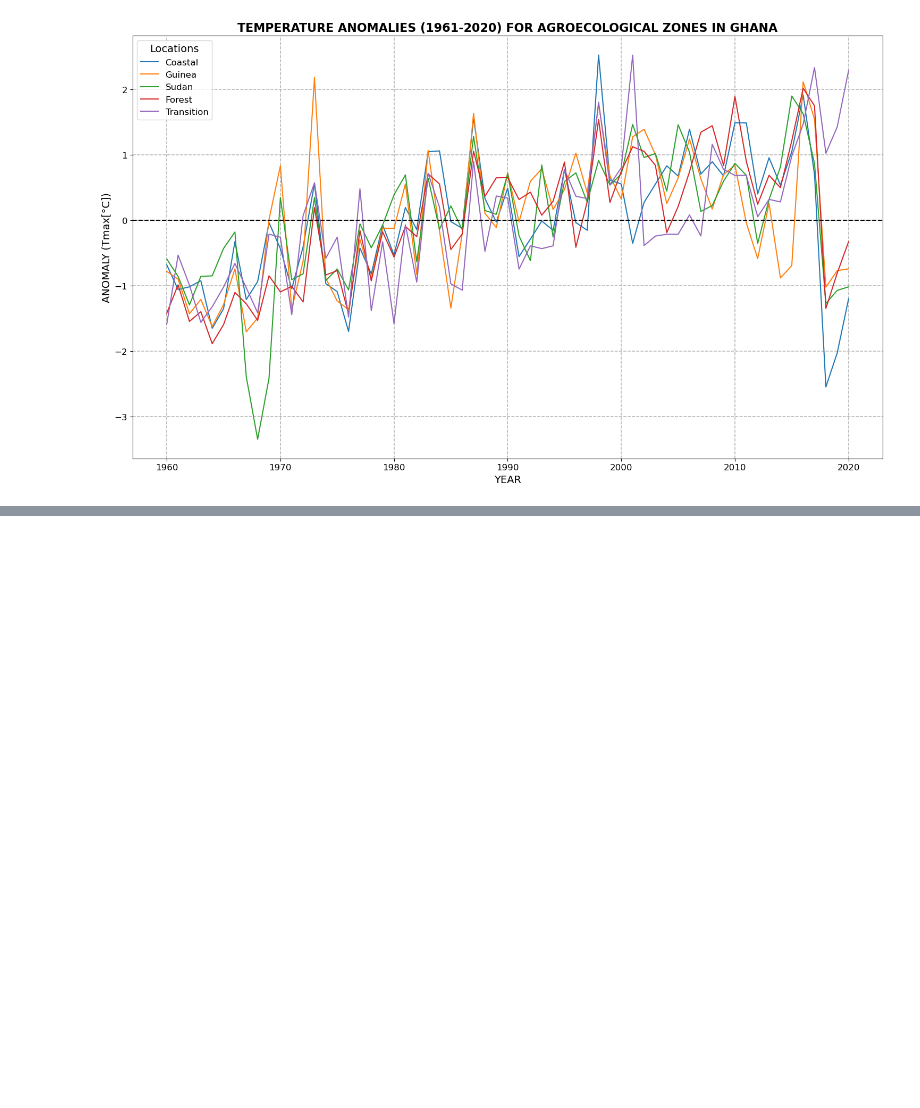
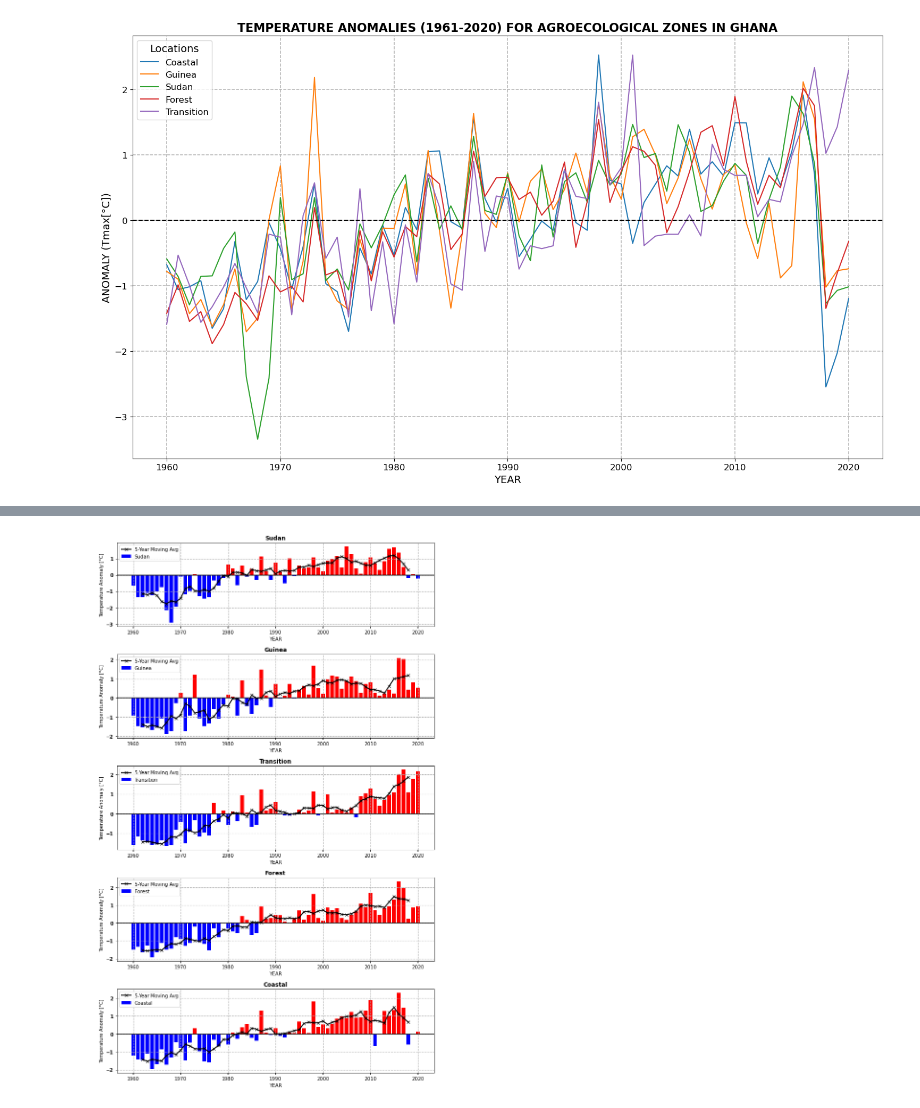
Before and after one commit to damponsah20/MAXIMUM-TEMPERATURE-ANALYSIS, a Jupyter notebook: ANOMALY_ZONES.ipynb, the cells around one changed output, grey strips where cells are left out. Drawn from its saved outputs; the diff is of its cells as text; code cells hidden in the pictures; blank space fills up the shorter version.

```diff
--- a/ANOMALY_ZONES.ipynb
+++ b/ANOMALY_ZONES.ipynb
@@ -272,0 +442,86 @@ fig.savefig('anomaly_barplots_for_Minimum.png', bbox_inches='tight', dpi=500)
+# %%
+import pandas as pd
+import matplotlib.pyplot as plt
+
+# Define the locations and corresponding file paths
+locations = {
+    'Sudan': ('Sudan_1960_2020_dTx_complete.txt', 'Sudan_1960_2020_dTn_complete.txt'),
+    'Guinea': ('Guinea_1960_2020_dTx_complete.txt', 'Guinea_1960_2020_dTn_complete.txt'),
+    'Transition': ('Transition_1960_2020_dTx_complete.txt', 'Transition_1960_2020_dTn_complete.txt'),
+    'Forest': ('Forest_1960_2020_dTx_complete.txt', 'Forest_1960_2020_dTn_complete.txt'),
+    'Coastal': ('Coastal_1960_2020_dTx_complete.txt', 'Coastal_1960_2020_dTn_complete.txt'),
+}
+
+# Function to calculate annual mean, standardized anomaly, and five-year moving average
+def calculate_combined_anomaly(tmax_path, tmin_path):
+    # Load the datasets
+    tmax_data = pd.read_csv(tmax_path, sep=r'\s+', header=None, names=["year", "month", "day", "Tmax"])
+    tmin_data = pd.read_csv(tmin_path, sep=r'\s+', header=None, names=["year", "month", "day", "Tmin"])
+
+    # Merge Tmax and Tmin data on year, month, and day
+    combined_data = pd.merge(tmax_data, tmin_data, on=["year", "month", "day"])
+
+    # Calculate daily mean temperature
+    combined_data['MeanTemp'] = (combined_data['Tmax'] + combined_data['Tmin']) / 2
+
+    # Calculate annual mean temperature
+    annual_mean = combined_data.groupby('year')['MeanTemp'].mean().reset_index()
+    annual_mean.columns = ['year', 'mean_temp']
+
+    # Calculate long-term mean and standard deviation
+    long_term_mean = annual_mean['mean_temp'].mean()
+    std_dev = annual_mean['mean_temp'].std()
+
+    # Calculate standardized anomaly
+    annual_mean['standardized_anomaly'] = (annual_mean['mean_temp'] - long_term_mean) / std_dev
+
+    # Calculate five-year moving average
+    annual_mean['five_year_moving_avg'] = annual_mean['standardized_anomaly'].rolling(window=5, center=True).mean()
+
+    return annual_mean
+
+# Create subplots
+fig, axes = plt.subplots(nrows=5, ncols=1, figsize=(10, 17))  # 5 rows, 1 column
+axes = axes.flatten()  # Flatten the axes array for easy iteration
+
+# Loop through each location and calculate the standardized anomaly and moving average
+for i, (location, file_paths) in enumerate(locations.items()):
+    tmax_path, tmin_path = file_paths
+    data = calculate_combined_anomaly(tmax_path, tmin_path)
+
+    # Determine colors for the bars based on anomaly values
+    colors = ['red' if val > 0 else 'blue' for val in data['standardized_anomaly']]
+
+    # Plot the bar plot for standardized anomalies
+    axes[i].bar(data['year'], data['standardized_anomaly'], color=colors, label=f'{location}')
+
+    # Plot the five-year moving average as a line plot
+    axes[i].plot(data['year'], data['five_year_moving_avg'], color='black', marker='x', linewidth=2, label='5-Year Moving Avg')
+
+    # Adding a horizontal line at y=0
+    axes[i].axhline(0, color='black', linewidth=1.5)
+
+    # Customize the subplot
+    axes[i].set_title(f'{location}', fontweight='bold')
+    axes[i].set_xlabel('YEAR')
+    axes[i].set_ylabel('Temperature Anomaly [°C]')
+    axes[i].grid(True, which='both', linestyle='--', linewidth=1.1)
+
+    # Add legend
+    axes[i].legend()
+
+    # Make y-axis tick labels bold
+    axes[i].tick_params(axis='x', labelsize=10, labelcolor='black', width=1.5)
+    for label in axes[i].get_yticklabels():
+        label.set_fontweight('bold')
+
+# Adjust layout to avoid overlap
+plt.tight_layout(rect=[0, 0, 1, 0.96])
+
+# Show the final figure with subplots
+plt.show()
+
+# Optionally, save the entire figure
+fig.savefig('anomaly_barplots_with_moving_avg_combined.png', bbox_inches='tight', dpi=700)
+# %% [output]
+[figure, added]
```
Also changed, not shown: parts of 6 cells of this notebook.
